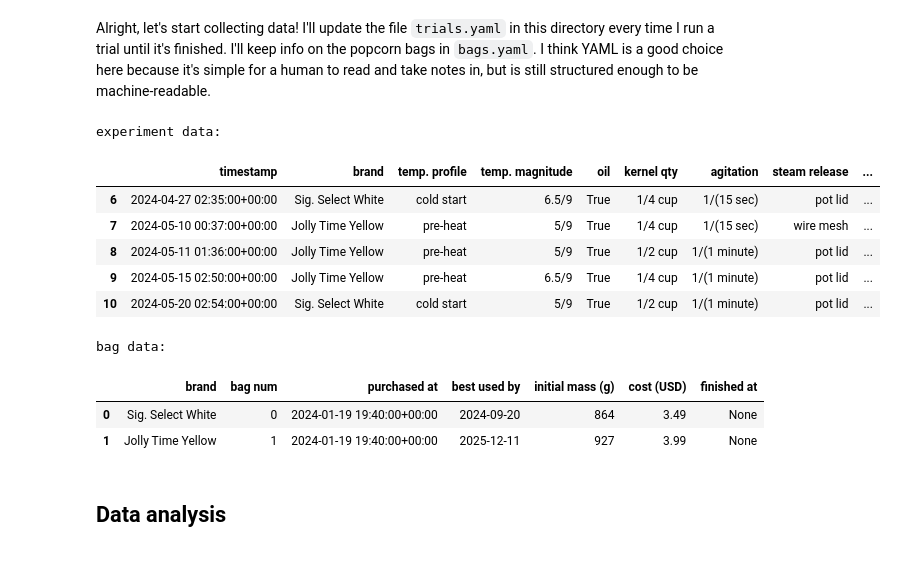
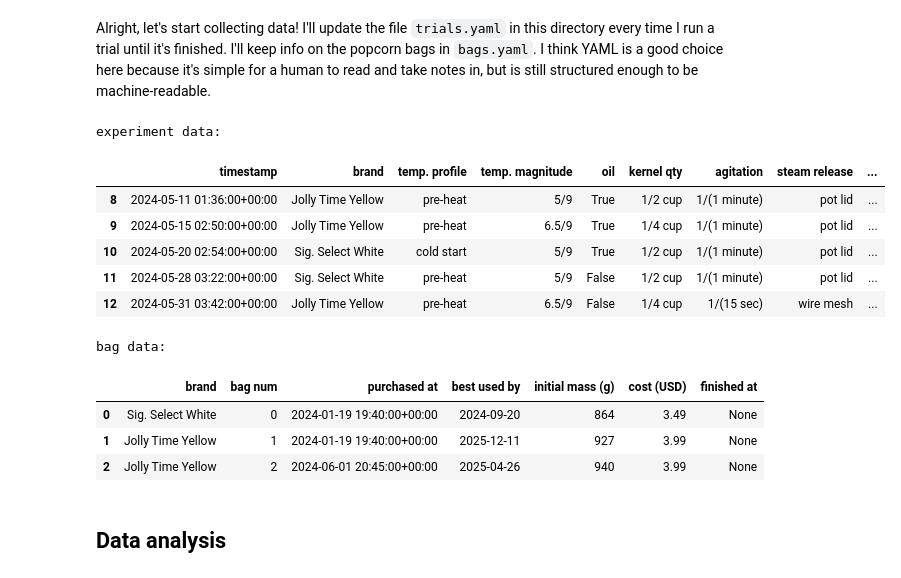
Before and after one commit to ecotner/popcorn-experiments, a Jupyter notebook: experiments/exp001/exp001.ipynb, the cells around one changed output. Saved outputs shown, nothing was run; the diff lists cells and outputs as text; code cells hidden in the pictures.

```diff
--- a/experiments/exp001/exp001.ipynb
+++ b/experiments/exp001/exp001.ipynb
@@ -420,42 +420,44 @@ I'll keep info on the popcorn bags in `bags.yaml`.
 I think YAML is a good choice here because it's simple for a human to read and take notes in, but is still structured enough to be machine-readable.
 # %%
 import datetime as dt
+from zoneinfo import ZoneInfo
 
 import yaml
 import pandas as pd
 
 # load yaml documents as list of dictionaries
 with open("trials.yaml", "r") as fp:
     exp_data = list(yaml.load_all(fp, yaml.FullLoader))
 with open("bags.yaml", "r") as fp:
     bag_data = list(yaml.load_all(fp, yaml.FullLoader))
 # put into dataframe indexed by trial sequence
 exp_data = pd.DataFrame(exp_data).set_index("trial")
 exp_data.index.name = None
 exp_data["timestamp"] = pd.to_datetime(exp_data["timestamp"], utc=True)
 bag_data = pd.DataFrame(bag_data)
-bag_data["purchased at"] = bag_data["purchased at"].dt.tz_convert("UTC")
+bag_data["purchased at"] = pd.to_datetime(bag_data["purchased at"], utc=True)
 # parse time duration columns
 ref_date = dt.datetime(1900, 1, 1)
 for col in ["time to first pop", "total duration"]:
     exp_data[col] = exp_data[col].apply(lambda s: dt.datetime.strptime(s, "%Mm%Ss") - ref_date)
 # display most recent trials
 print("experiment data:")
 display(exp_data.tail())
 print("bag data:")
 display(bag_data.tail())
 # %% [output]
 experiment data:
 |  | timestamp | brand | temp. profile | temp. magnitude | oil | kernel qty | agitation | steam release | ... |
-| 6 | 2024-04-27 02:35:00+00:00 | Sig. Select White | cold start | 6.5/9 | True | 1/4 cup | 1/(15 sec) | pot lid | ... |
-| 7 | 2024-05-10 00:37:00+00:00 | Jolly Time Yellow | pre-heat | 5/9 | True | 1/4 cup | 1/(15 sec) | wire mesh | ... |
 | 8 | 2024-05-11 01:36:00+00:00 | Jolly Time Yellow | pre-heat | 5/9 | True | 1/2 cup | 1/(1 minute) | pot lid | ... |
 | 9 | 2024-05-15 02:50:00+00:00 | Jolly Time Yellow | pre-heat | 6.5/9 | True | 1/4 cup | 1/(1 minute) | pot lid | ... |
 | 10 | 2024-05-20 02:54:00+00:00 | Sig. Select White | cold start | 5/9 | True | 1/2 cup | 1/(1 minute) | pot lid | ... |
+| 11 | 2024-05-28 03:22:00+00:00 | Sig. Select White | pre-heat | 5/9 | False | 1/2 cup | 1/(1 minute) | pot lid | ... |
+| 12 | 2024-05-31 03:42:00+00:00 | Jolly Time Yellow | pre-heat | 6.5/9 | False | 1/4 cup | 1/(15 sec) | wire mesh | ... |
 bag data:
 |  | brand | bag num | purchased at | best used by | initial mass (g) | cost (USD) | finished at |
 | 0 | Sig. Select White | 0 | 2024-01-19 19:40:00+00:00 | 2024-09-20 | 864 | 3.49 | None |
 | 1 | Jolly Time Yellow | 1 | 2024-01-19 19:40:00+00:00 | 2025-12-11 | 927 | 3.99 | None |
+| 2 | Jolly Time Yellow | 2 | 2024-06-01 20:45:00+00:00 | 2025-04-26 | 940 | 3.99 | None |
 # %% [markdown]
 ## Data analysis
 # %% [markdown]
```
Also changed, not shown: parts of 3 cells of this notebook, 2 other files.
